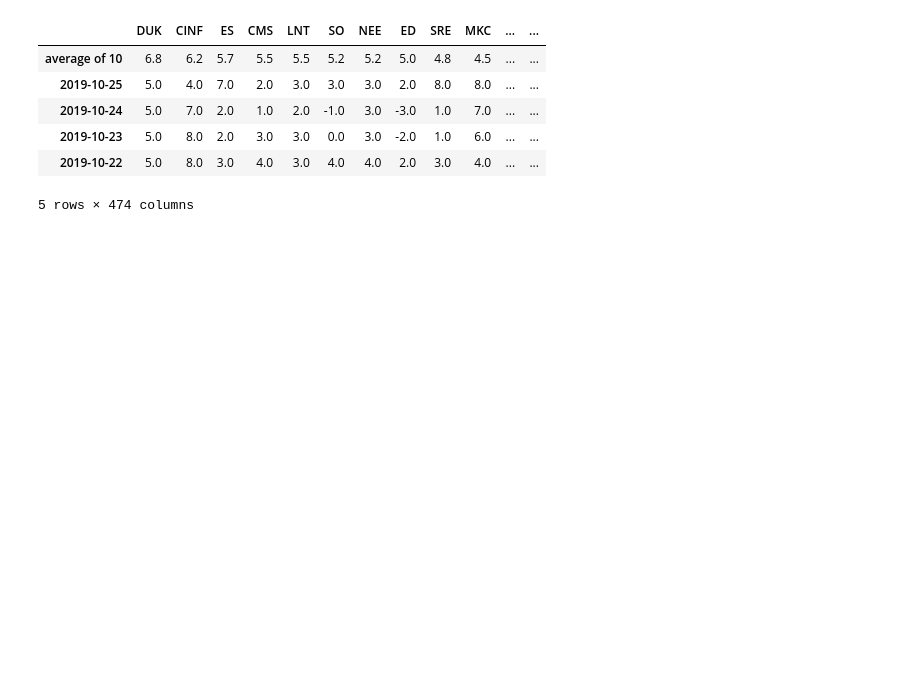
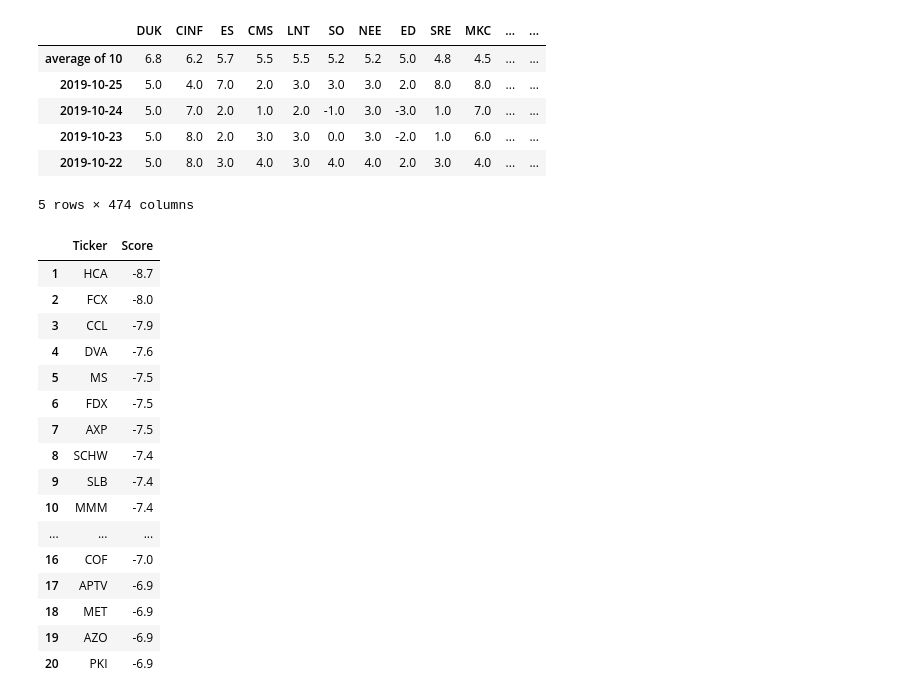
Before and after one commit to rbehal/ticker_picker, a Jupyter notebook: ticker_picker.ipynb, the cells around one changed output. Saved outputs shown, nothing was run; the diff lists cells and outputs as text; code cells hidden in the pictures; blank space fills up the shorter version.

Commit message:
Added top20 and raw_indic_data functions

```diff
--- a/ticker_picker.ipynb
+++ b/ticker_picker.ipynb
@@ -317,6 +325,6 @@ data_averaged.head()
 # %%
-test = data_averaged.sort_values(by=[data_averaged.index[0]], axis = 1, ascending = False)
-test.head(5)
+data_averaged = data_averaged.sort_values(by=[data_averaged.index[0]], axis = 1, ascending = False)
+data_averaged.head(5)
 # %% [output]
 |  | DUK | CINF | ES | CMS | LNT | SO | NEE | ED | SRE | MKC | ... | ... |
 | average of 10 | 6.8 | 6.2 | 5.7 | 5.5 | 5.5 | 5.2 | 5.2 | 5.0 | 4.8 | 4.5 | ... | ... |
@@ -325,3 +333,39 @@ test.head(5)
 | 2019-10-23 | 5.0 | 8.0 | 2.0 | 3.0 | 3.0 | 0.0 | 3.0 | -2.0 | 1.0 | 6.0 | ... | ... |
 | 2019-10-22 | 5.0 | 8.0 | 3.0 | 4.0 | 3.0 | 4.0 | 4.0 | 2.0 | 3.0 | 4.0 | ... | ... |
 5 rows × 474 columns
+# %%
+def top20(df, position='buy'):
+    if position == 'buy':
+        top20_buy = pd.DataFrame(df.iloc[0,:20])
+        top20_buy = top20_buy.reset_index()
+        top20_buy = top20_buy.rename(columns={'index':'Ticker','average of 10':'Score'})
+        top20_buy.index += 1
+        return top20_buy
+    if position == 'sell':
+        top20_sell = pd.DataFrame(df.iloc[0,-20:])
+        top20_sell = top20_sell.rename(columns={'index':'Ticker','average of 10':'Score'})
+        top20_sell = top20_sell.sort_values(by=['Score'],axis=0,ascending=True)
+        top20_sell = top20_sell.reset_index()
+        top20_sell.index += 1
+        top20_sell = top20_sell.rename(columns={'index':'Ticker'})
+        return top20_sell
+# %%
+top20(data_averaged, 'sell')
+# %% [output]
+|  | Ticker | Score |
+| 1 | HCA | -8.7 |
+| 2 | FCX | -8.0 |
+| 3 | CCL | -7.9 |
+| 4 | DVA | -7.6 |
+| 5 | MS | -7.5 |
+| 6 | FDX | -7.5 |
+| 7 | AXP | -7.5 |
+| 8 | SCHW | -7.4 |
+| 9 | SLB | -7.4 |
+| 10 | MMM | -7.4 |
+| ... | ... | ... |
+| 16 | COF | -7.0 |
+| 17 | APTV | -6.9 |
+| 18 | MET | -6.9 |
+| 19 | AZO | -6.9 |
+| 20 | PKI | -6.9 |
```
Also changed, not shown: parts of 2 cells of this notebook.
